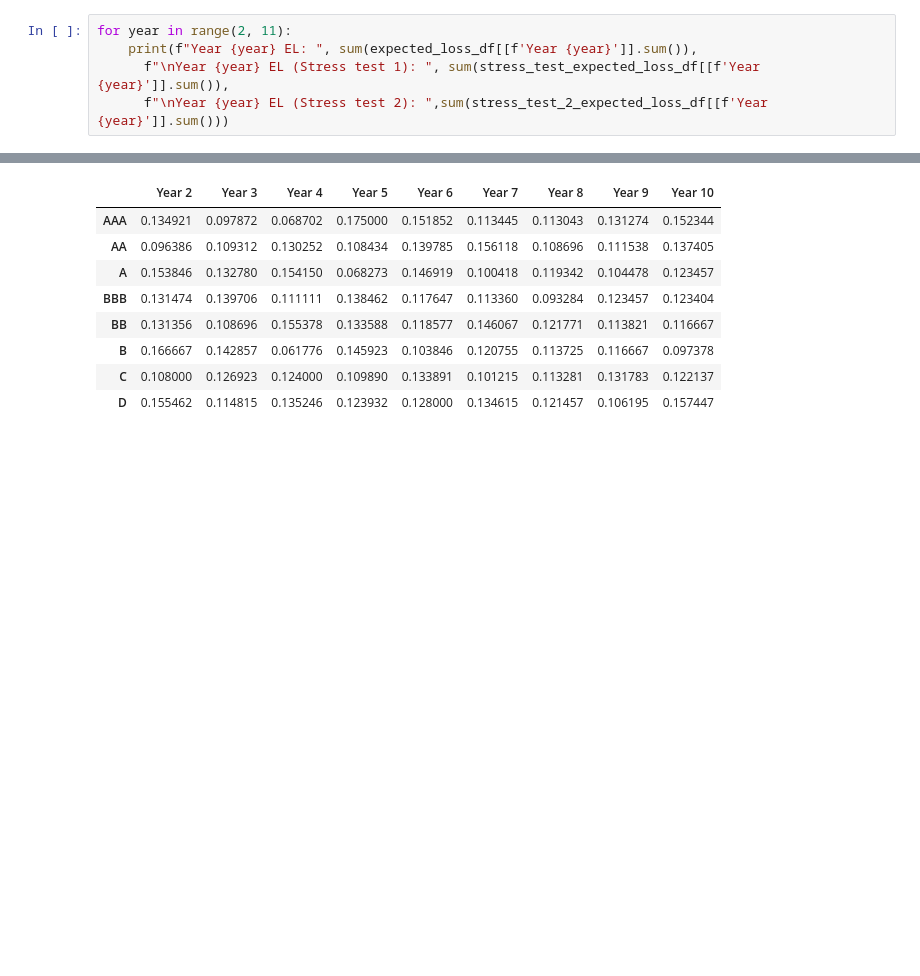
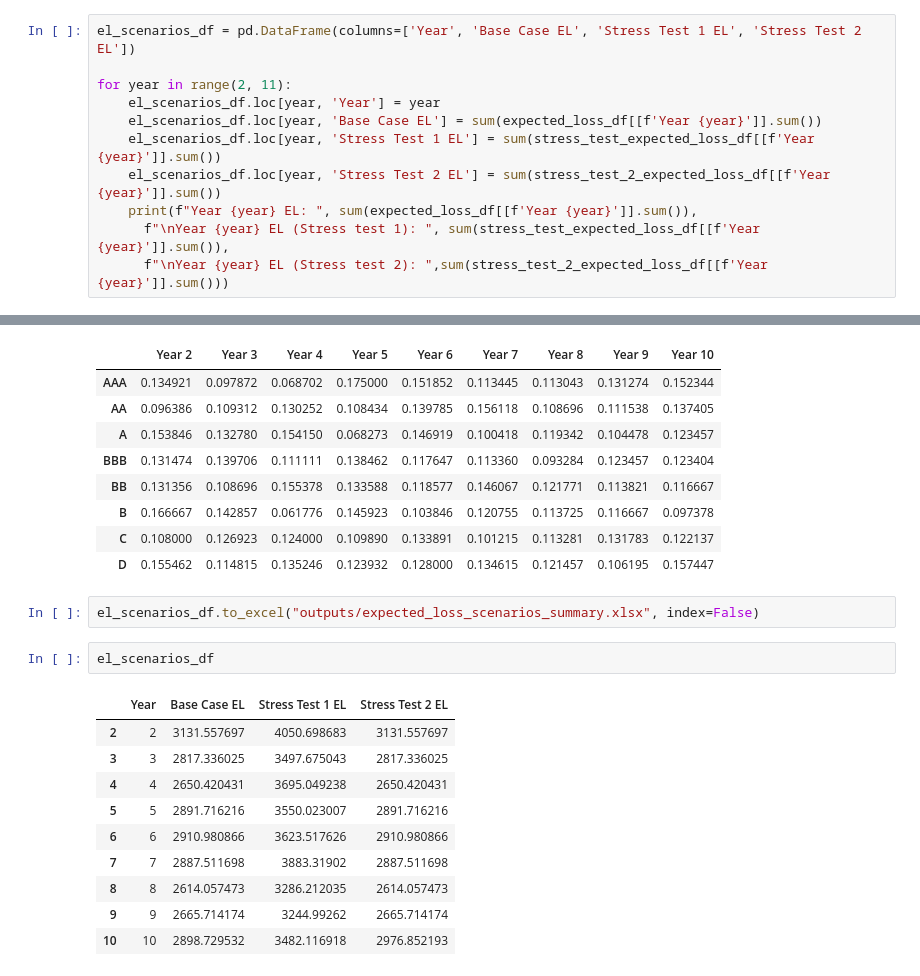
Before and after one commit to adityapentyala/fram-assignment, a Jupyter notebook: expected_loss.ipynb, the cells around one changed output, grey strips where cells are left out. Drawn from its saved outputs; the diff is of its cells as text; blank space fills up the shorter version.

Commit message:
feat: add expected loss df

```diff
--- a/expected_loss.ipynb
+++ b/expected_loss.ipynb
@@ -243,7 +243,13 @@ Year 10 EL:  2898.729532379717
 Year 10 EL (Stress test 1):  3482.116918244594
 Year 10 EL (Stress test 2):  2976.8521932109597
 # %%
+el_scenarios_df = pd.DataFrame(columns=['Year', 'Base Case EL', 'Stress Test 1 EL', 'Stress Test 2 EL'])
+
 for year in range(2, 11):
+    el_scenarios_df.loc[year, 'Year'] = year
+    el_scenarios_df.loc[year, 'Base Case EL'] = sum(expected_loss_df[[f'Year {year}']].sum())
+    el_scenarios_df.loc[year, 'Stress Test 1 EL'] = sum(stress_test_expected_loss_df[[f'Year {year}']].sum())
+    el_scenarios_df.loc[year, 'Stress Test 2 EL'] = sum(stress_test_2_expected_loss_df[[f'Year {year}']].sum())
     print(f"Year {year} EL: ", sum(expected_loss_df[[f'Year {year}']].sum()),
       f"\nYear {year} EL (Stress test 1): ", sum(stress_test_expected_loss_df[[f'Year {year}']].sum()),
       f"\nYear {year} EL (Stress test 2): ",sum(stress_test_2_expected_loss_df[[f'Year {year}']].sum()))
@@ -281,3 +287,18 @@ pd_category_years_df
 | B | 0.166667 | 0.142857 | 0.061776 | 0.145923 | 0.103846 | 0.120755 | 0.113725 | 0.116667 | 0.097378 |
 | C | 0.108000 | 0.126923 | 0.124000 | 0.109890 | 0.133891 | 0.101215 | 0.113281 | 0.131783 | 0.122137 |
 | D | 0.155462 | 0.114815 | 0.135246 | 0.123932 | 0.128000 | 0.134615 | 0.121457 | 0.106195 | 0.157447 |
+# %%
+el_scenarios_df.to_excel("outputs/expected_loss_scenarios_summary.xlsx", index=False)
+# %%
+el_scenarios_df
+# %% [output]
+|  | Year | Base Case EL | Stress Test 1 EL | Stress Test 2 EL |
+| 2 | 2 | 3131.557697 | 4050.698683 | 3131.557697 |
+| 3 | 3 | 2817.336025 | 3497.675043 | 2817.336025 |
+| 4 | 4 | 2650.420431 | 3695.049238 | 2650.420431 |
+| 5 | 5 | 2891.716216 | 3550.023007 | 2891.716216 |
+| 6 | 6 | 2910.980866 | 3623.517626 | 2910.980866 |
+| 7 | 7 | 2887.511698 | 3883.31902 | 2887.511698 |
+| 8 | 8 | 2614.057473 | 3286.212035 | 2614.057473 |
+| 9 | 9 | 2665.714174 | 3244.99262 | 2665.714174 |
+| 10 | 10 | 2898.729532 | 3482.116918 | 2976.852193 |
```
Also changed, not shown: 6 other files.
